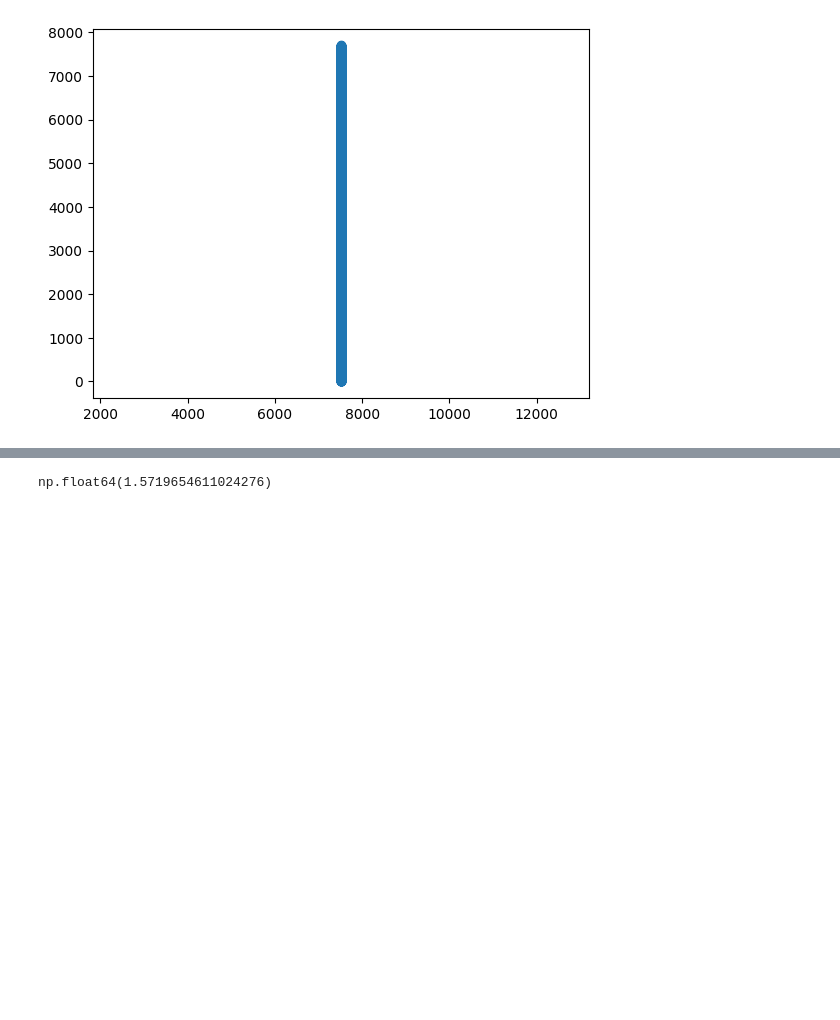
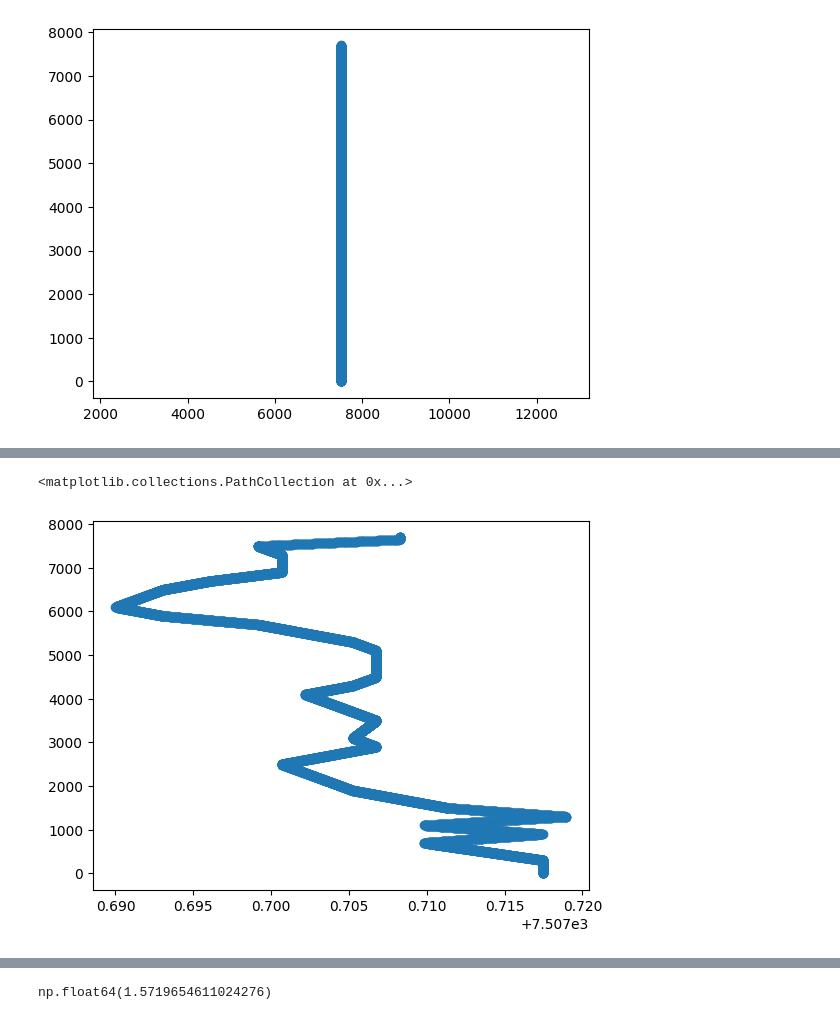
Before and after one commit to Andrudewt/perspective, a Jupyter notebook: proc_1.ipynb, the cells around one changed output, grey strips where cells are left out. Saved outputs shown, nothing was run; the diff lists cells and outputs as text; code cells hidden in the pictures; blank space fills up the shorter version.

```diff
--- a/proc_1.ipynb
+++ b/proc_1.ipynb
@@ -357,0 +339,9 @@ plt.show()
+# %%
+# coef = np.polyfit(yx_centr[:, 0], yx_centr[:, 1], 1)
+# f = np.poly1d(coef)
+# y_n = np.arange(yx_centr.shape[0])
+# x_lin = f(y_n)
+plt.scatter(x_lin, y_n)
+# %% [output]
+<matplotlib.collections.PathCollection at 0x...>
+[figure, added]
```
Also changed, not shown: parts of 11 cells of this notebook.
